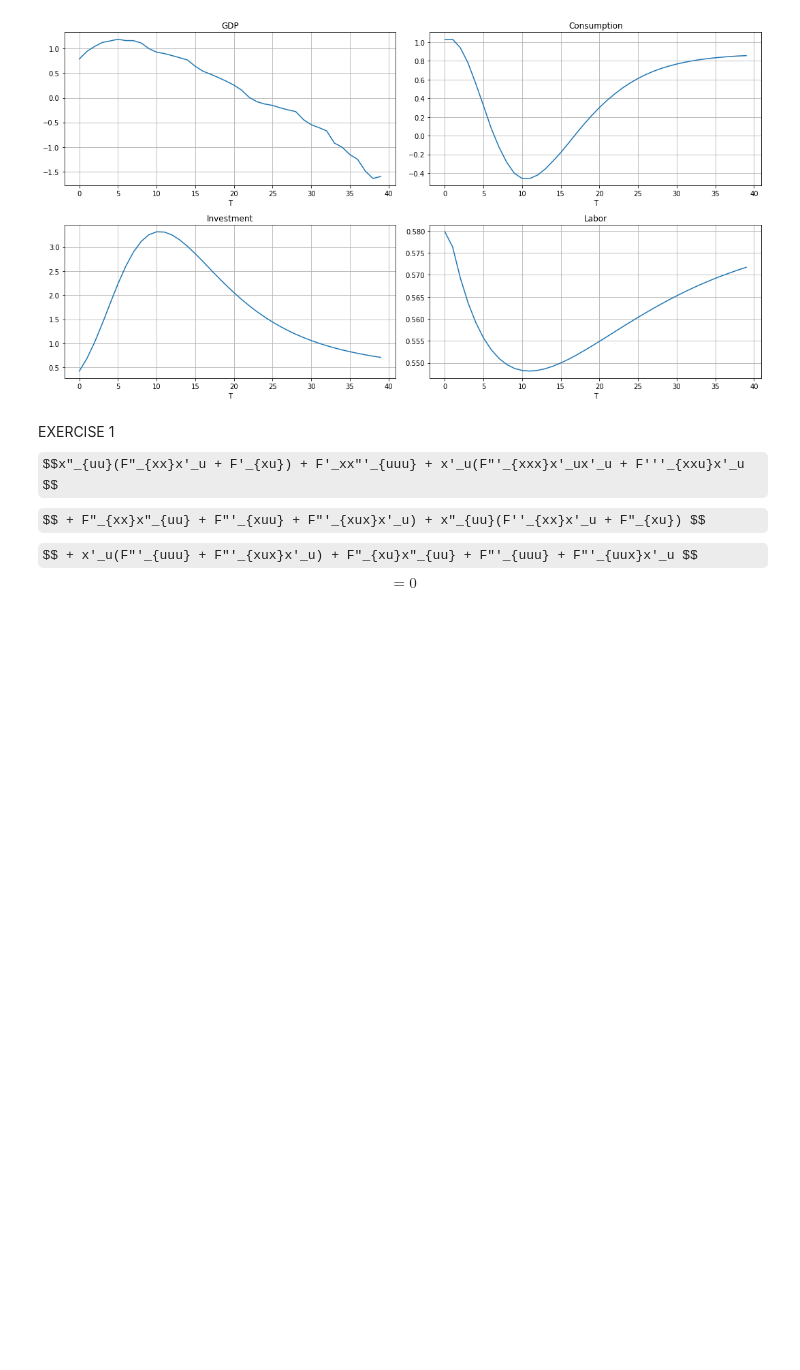
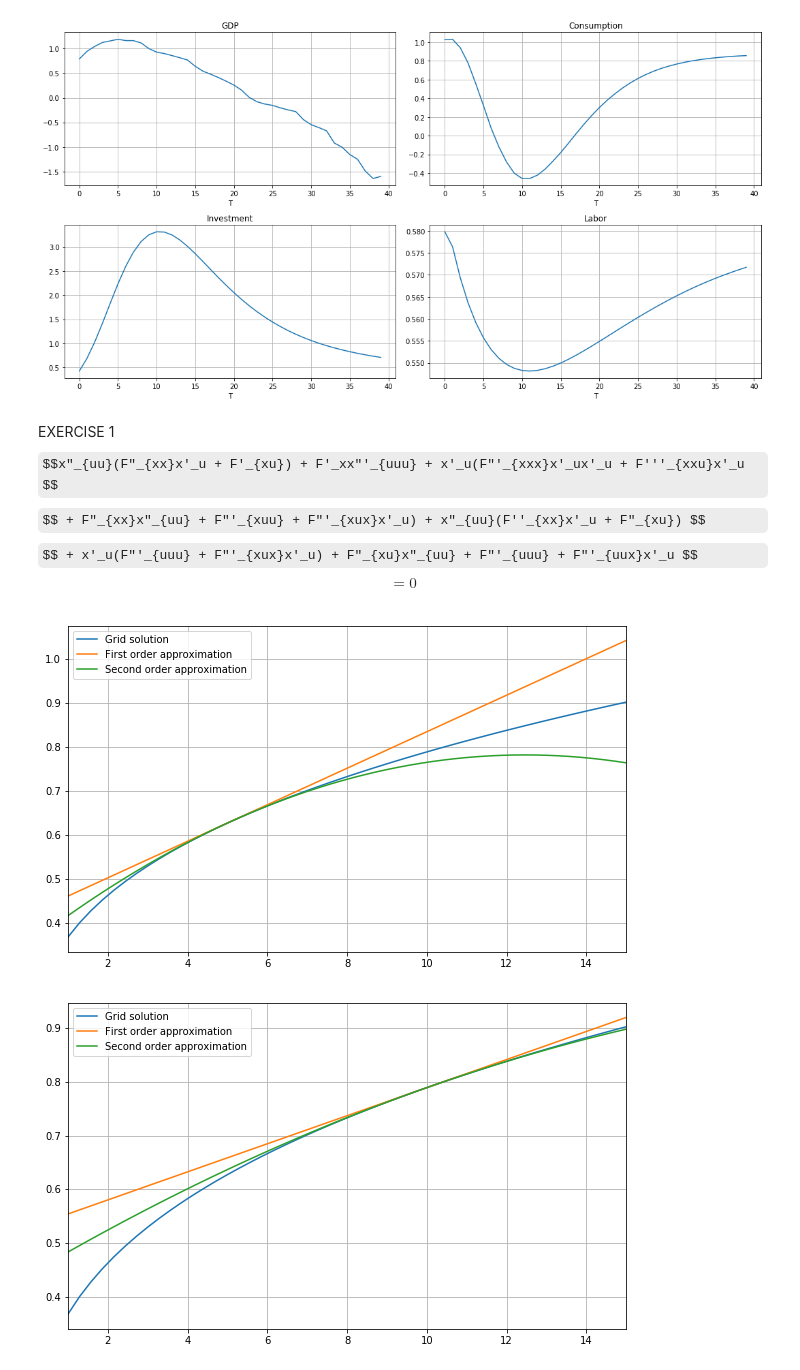
Before and after one commit to sophiesun123/BootCamp2018, a Jupyter notebook: ProbSets/Econ/ProbSet4/ProbSet4.ipynb, the cells around one changed output. Saved outputs shown, nothing was run; the diff lists cells and outputs as text; code cells hidden in the pictures; some formulas as TeX source; blank space fills up the shorter version.

```diff
--- a/ProbSets/Econ/ProbSet4/ProbSet4.ipynb
+++ b/ProbSets/Econ/ProbSet4/ProbSet4.ipynb
@@ -567,0 +557,52 @@ $$ = 0$$
+# %%
+# EXERCISE 2
+# set parameters
+α = 0.33
+k = 5
+z = 1
+b = 2
+t = 0.1
+h = 24
+def eq(w, z, k, t, h, b, α):
+    demand = k * (((1 - α) * z) / w) ** (1 / α)
+    profit = z * k ** α * demand ** (1 - α) - w * demand
+    supply = h - (b / (w * (1 + b))) * (w * h + profit - t)
+    return supply - demand
+def w(k):
+    return fsolve(eq, 0.5, args=(z, k, t, h, b, α))
+def f1(f, x0, ɛ = 1e-5):
+    return (f(x0 + ɛ) - f(x0 - ɛ)) / (2 * ɛ)
+def f2(f, x0, ɛ = 1e-5):
+    return (f(x0 + ɛ) - 2 * f(x0) + f(x0 - ɛ)) / (ɛ**2)
+# approximate k = 5
+k0 = 5
+kgrid = np.linspace(1, 15)
+wapprox = w(k0) + f1(w, k0) * (kgrid - k0)
+wapprox2 = w(k0) + f1(w, k0) * (kgrid - k0 ) + 0.5 * f2(w, k0) * (kgrid - k0) ** 2
+wgrid = np.empty_like(kgrid)
+for i, k in enumerate(kgrid):
+    wgrid[i] = w(k)
+plt.figure(figsize=(10, 6))
+plt.plot(kgrid, wgrid, label='Grid solution')
+plt.plot(kgrid, wapprox, label='First order approximation')
+plt.plot(kgrid, wapprox2, label='Second order approximation')
+plt.legend()
+plt.xlim(1, 15)
+plt.grid()
+plt.show()
+# approximate k = 10
+k0 = 10
+kgrid = np.linspace(1, 15)
+wapprox = w(k0) + f1(w, k0) * (kgrid - k0)
+wapprox2 = w(k0) + f1(w, k0) * (kgrid - k0 ) + 0.5 * f2(w, k0) * (kgrid - k0) ** 2
+plt.figure(figsize=(10, 6))
+plt.plot(kgrid, wgrid, label='Grid solution')
+plt.plot(kgrid, wapprox, label='First order approximation')
+plt.plot(kgrid, wapprox2, label='Second order approximation')
+plt.legend()
+plt.xlim(1, 15)
+plt.grid()
+plt.show()
+# %% [output]
+[figure, added]
+[figure, added]
```
Also changed, not shown: parts of 9 cells of this notebook, 1 other file.
